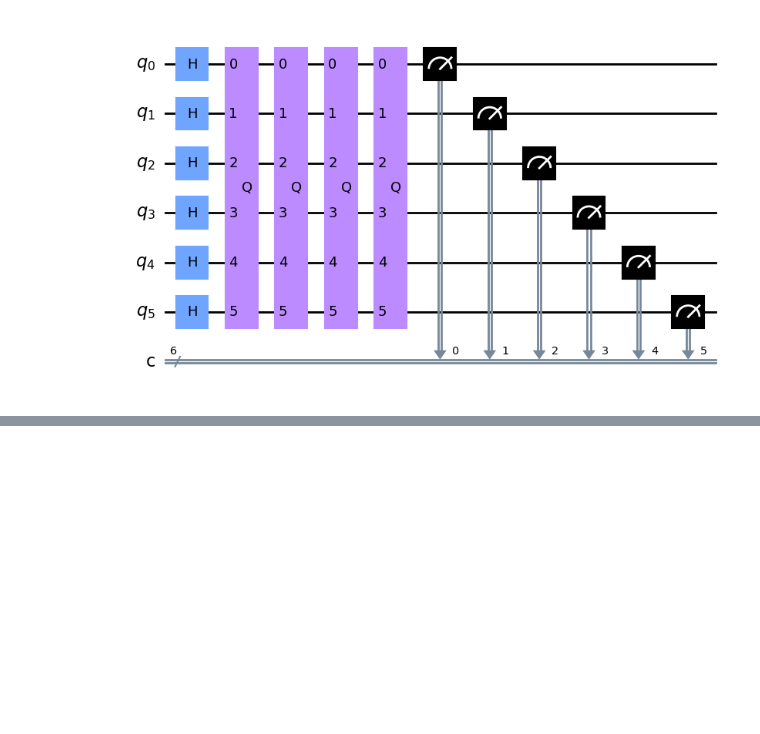
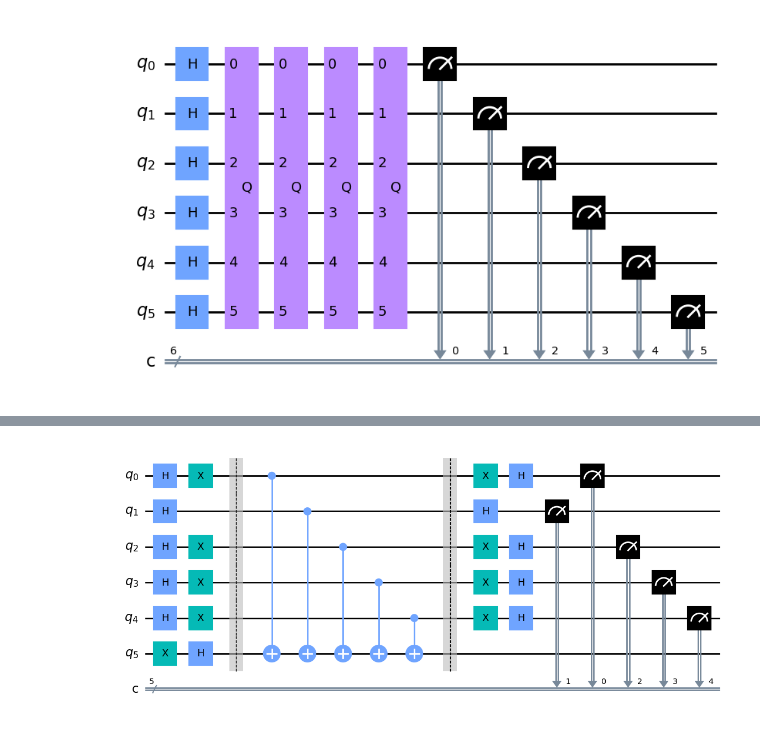
Before and after one commit to sjana01/QiskitNotebooks, a Jupyter notebook: QiskitProjects.ipynb, the cells around one changed output, grey strips where cells are left out. Saved outputs shown, nothing was run; the diff lists cells and outputs as text; code cells hidden in the pictures; blank space fills up the shorter version.

```diff
--- a/QiskitProjects.ipynb
+++ b/QiskitProjects.ipynb
@@ -170,0 +221,34 @@ plot_histogram(counts)
+# %%
+# Let's built the dj circuit now
+
+def build_dj_circuit(size, oracle):
+    ''' size: size of the oracle
+        oracle: oracle representing the given function
+    '''
+    qc = QuantumCircuit(size+1, size)
+
+    # Apply H gates to the input qubits
+    for qubit in range(size):
+        qc.h(qubit)
+
+    # Initialize the output qubit in the |-> state
+    qc.x(size)
+    qc.h(size)
+
+    # Add oracle
+    qc = qc.compose(oracle)
+
+    # Add the H gate on the input qubits again
+    for qubit in range(size):
+        qc.h(qubit)
+
+    # Measure
+    for qubit in range(size):
+        qc.measure(qubit, qubit)
+
+    return qc
+# %%
+dj_circuit = build_dj_circuit(5, balanced_oracle)
+dj_circuit.draw('mpl')
+# %% [output]
+[figure, added]
```
Also changed, not shown: parts of 8 cells of this notebook.
